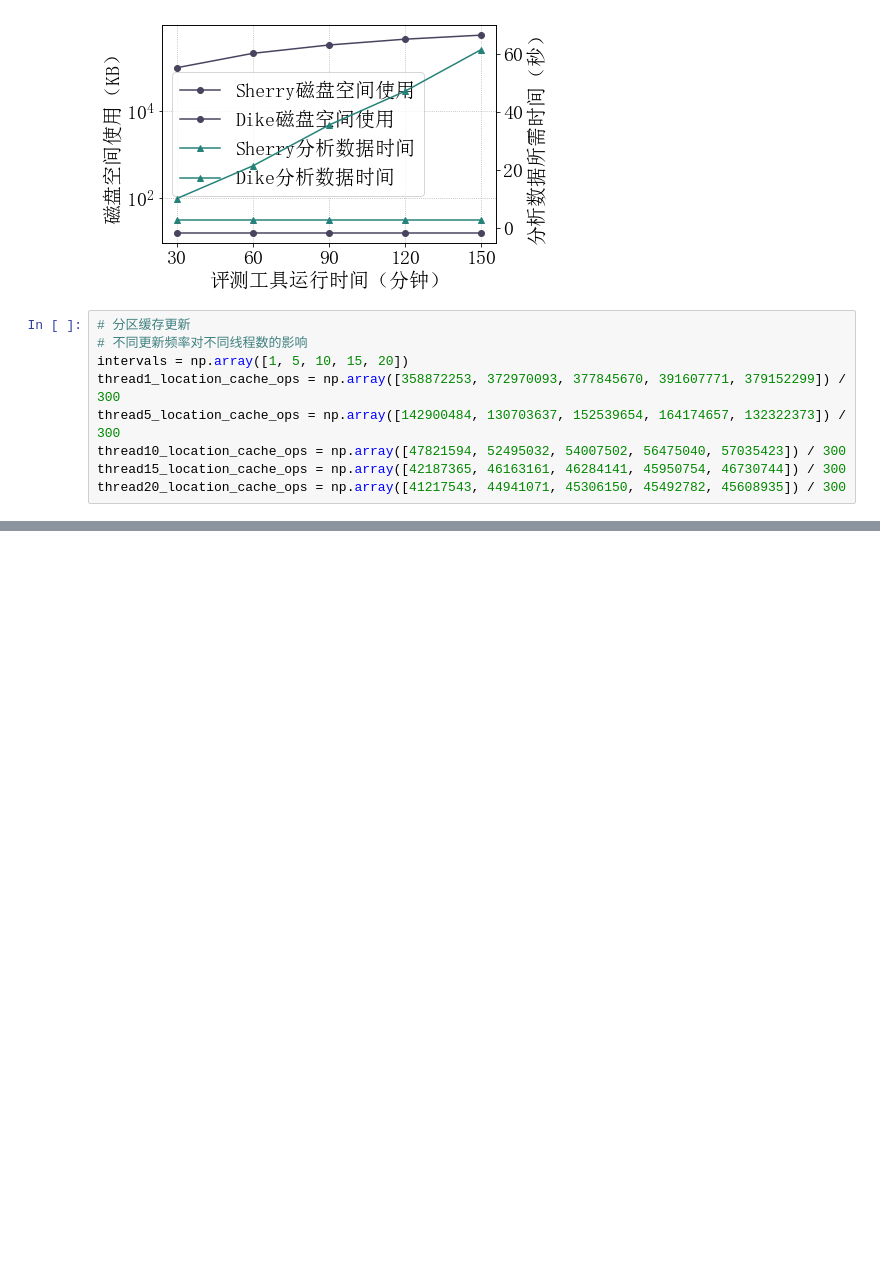
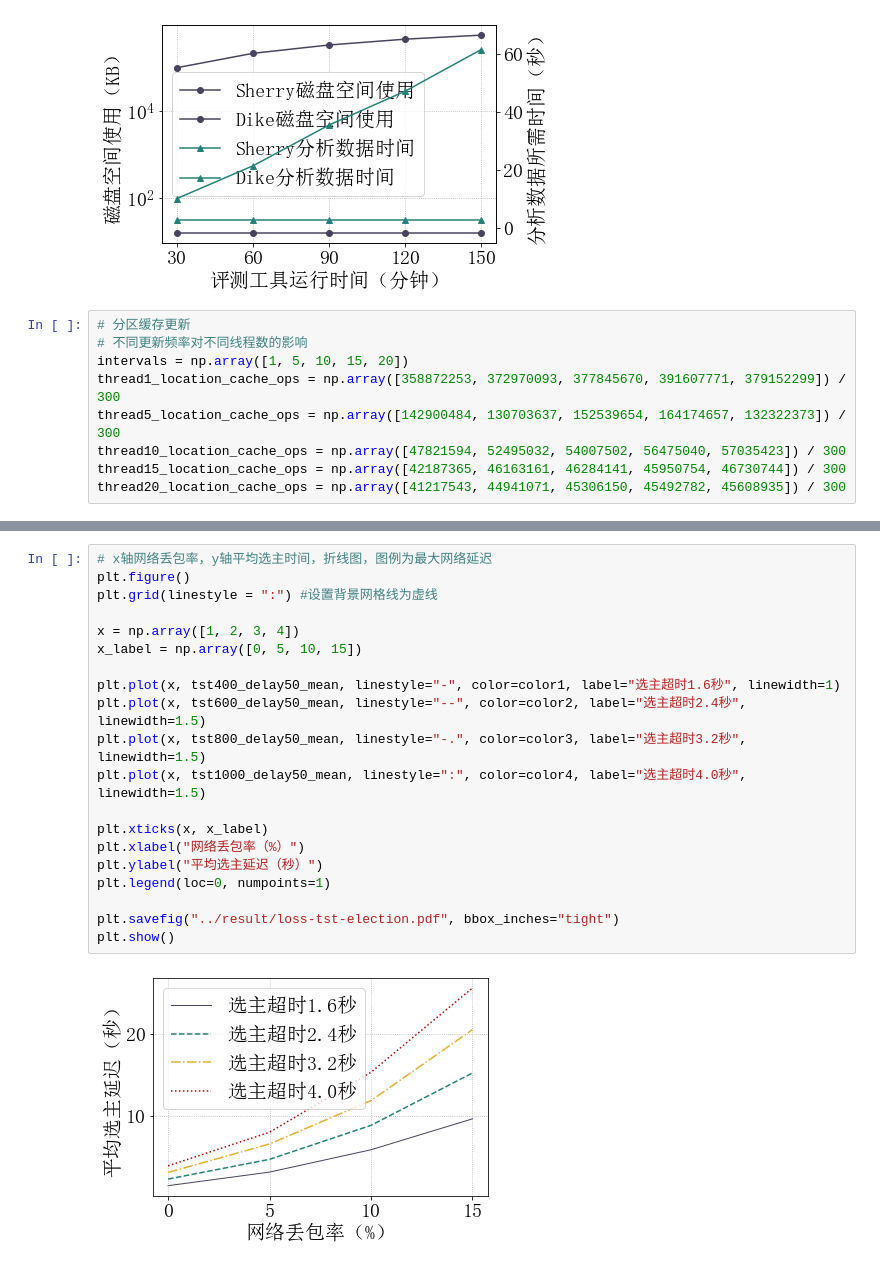
Before and after one commit to HoniiTro19/oceanbase, a Jupyter notebook: testbench/script/graphs.ipynb, the cells around one changed output, grey strips where cells are left out. Drawn from its saved outputs; the diff is of its cells as text; blank space fills up the shorter version.

```diff
--- a/testbench/script/graphs.ipynb
+++ b/testbench/script/graphs.ipynb
@@ -1025,0 +1070,22 @@ plt.show()
+# %%
+# x轴网络丢包率，y轴平均选主时间，折线图，图例为最大网络延迟
+plt.figure()
+plt.grid(linestyle = ":") #设置背景网格线为虚线
+
+x = np.array([1, 2, 3, 4])
+x_label = np.array([0, 5, 10, 15])
+
+plt.plot(x, tst400_delay50_mean, linestyle="-", color=color1, label="选主超时1.6秒", linewidth=1)
+plt.plot(x, tst600_delay50_mean, linestyle="--", color=color2, label="选主超时2.4秒", linewidth=1.5)
+plt.plot(x, tst800_delay50_mean, linestyle="-.", color=color3, label="选主超时3.2秒", linewidth=1.5)
+plt.plot(x, tst1000_delay50_mean, linestyle=":", color=color4, label="选主超时4.0秒", linewidth=1.5)
+
+plt.xticks(x, x_label)
+plt.xlabel("网络丢包率（%）")
+plt.ylabel("平均选主延迟（秒）")
+plt.legend(loc=0, numpoints=1)
+
+plt.savefig("../result/loss-tst-election.pdf", bbox_inches="tight")
+plt.show()
+# %% [output]
+[figure, added]
```
Also changed, not shown: parts of 6 cells of this notebook, 6 other files.
